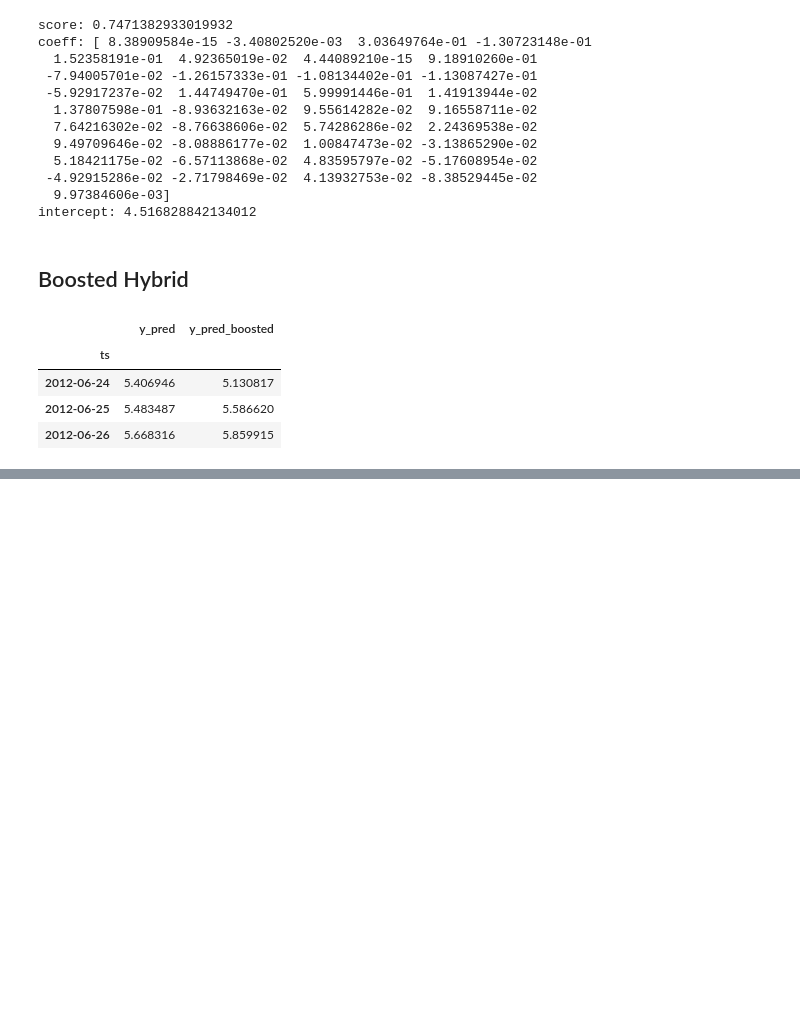
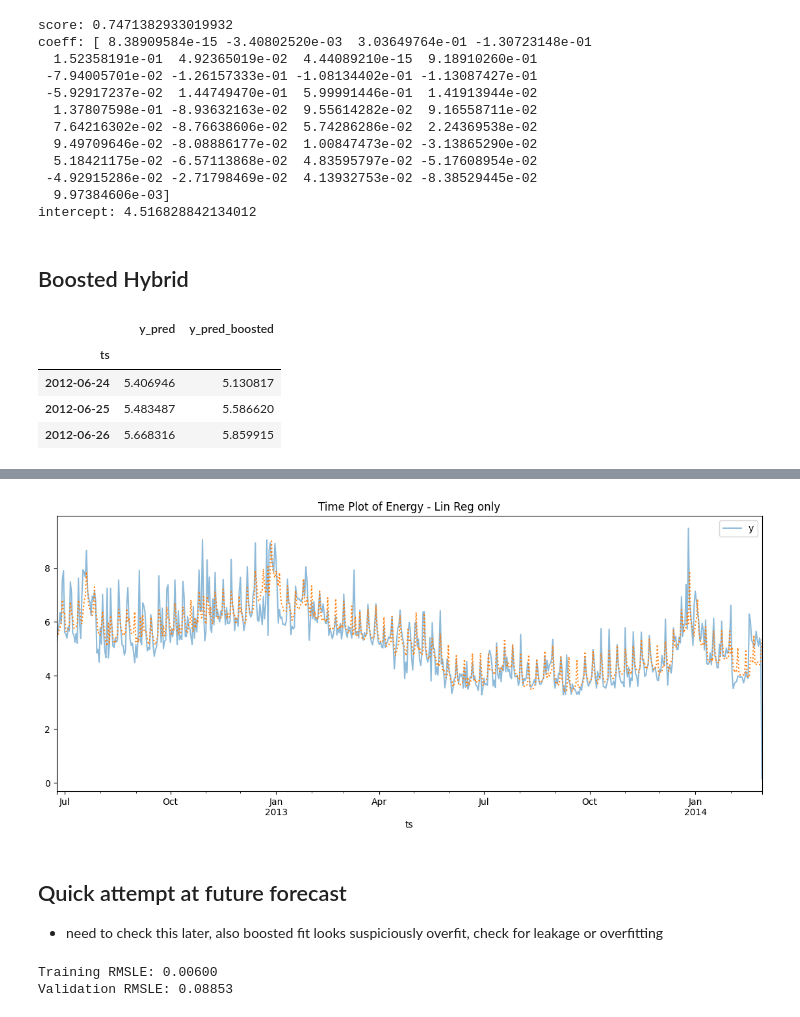
Before and after one commit to shemw/eforecast, a Jupyter notebook: eforecaster_class.ipynb, the cells around one changed output, grey strips where cells are left out. Cells and saved outputs as stored; diff of their text form; code cells hidden in the pictures; blank space fills up the shorter version.

```diff
--- a/eforecaster_class.ipynb
+++ b/eforecaster_class.ipynb
@@ -134,0 +138,11 @@ plt.show()
+# %%
+ax = y.plot(alpha=0.5, figsize=(14, 5.5))
+ax = y_pred["y_pred"].plot(ax=ax, alpha=1, linestyle=":", label="pred")
+#ax = y_pred["y_pred_boosted"].plot(ax=ax, linewidth=1, alpha=1)
+ax.set_title("Time Plot of Energy - Lin Reg only")
+plt.show()
+# %% [output]
+[figure, added]
+# %% [markdown]
+## Quick attempt at future forecast
+ - need to check this later, also boosted fit looks suspiciously overfit, check for leakage or overfitting
@@ -134,0 +179,10 @@ plt.show()
+# %%
+# Get errors
+rmsle_train = mean_squared_log_error(y_train, y_fit.y_pred_boosted)**0.5
+rmsle_test = mean_squared_log_error(y_valid, y_pred.y_pred_boosted)**0.5
+
+print(f"Training RMSLE: {rmsle_train:.5f}")
+print(f"Validation RMSLE: {rmsle_test:.5f}")
+# %% [output]
+Training RMSLE: 0.00600
+Validation RMSLE: 0.08853
```
Also changed, not shown: parts of 13 cells of this notebook, 1 other file.
